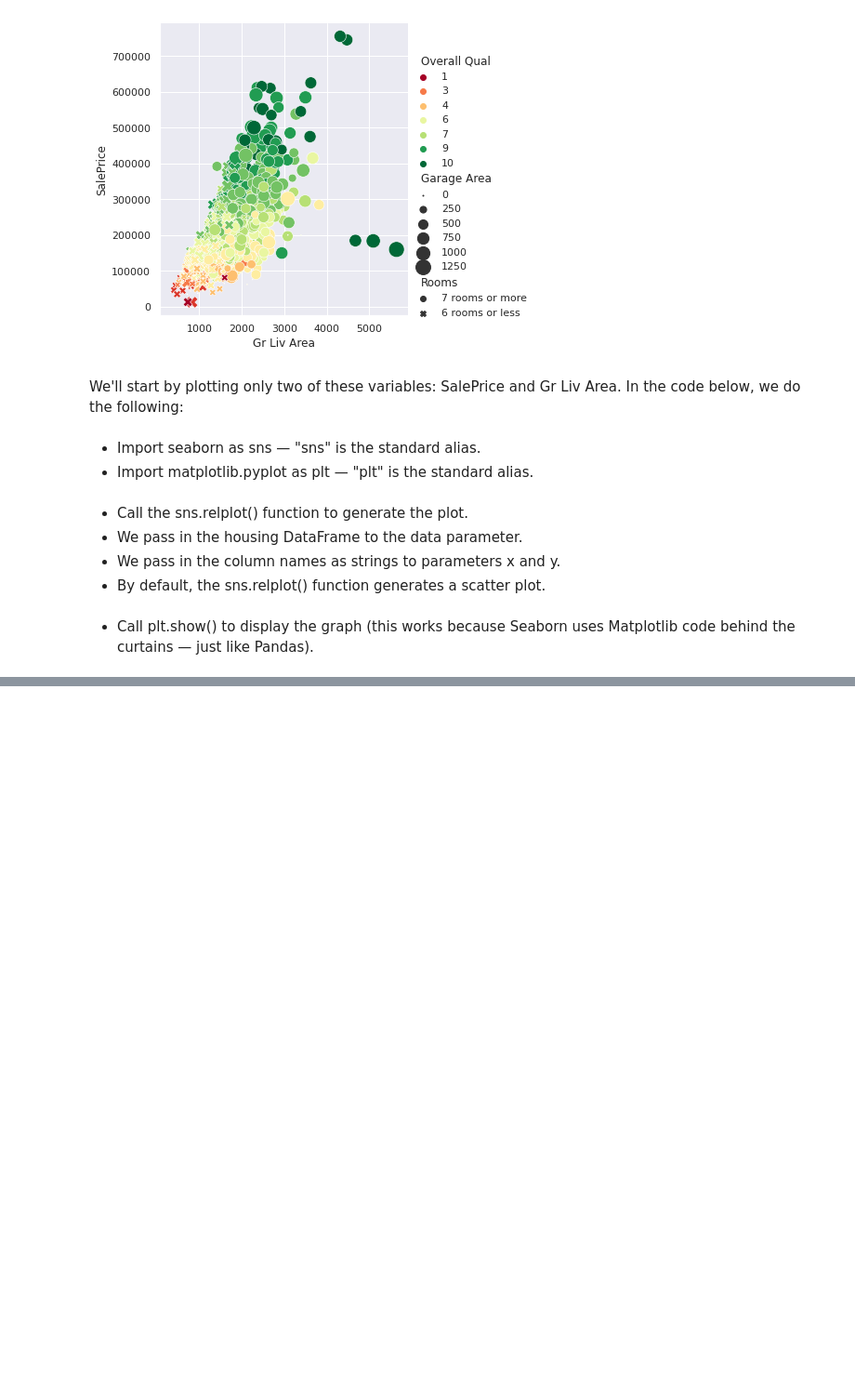
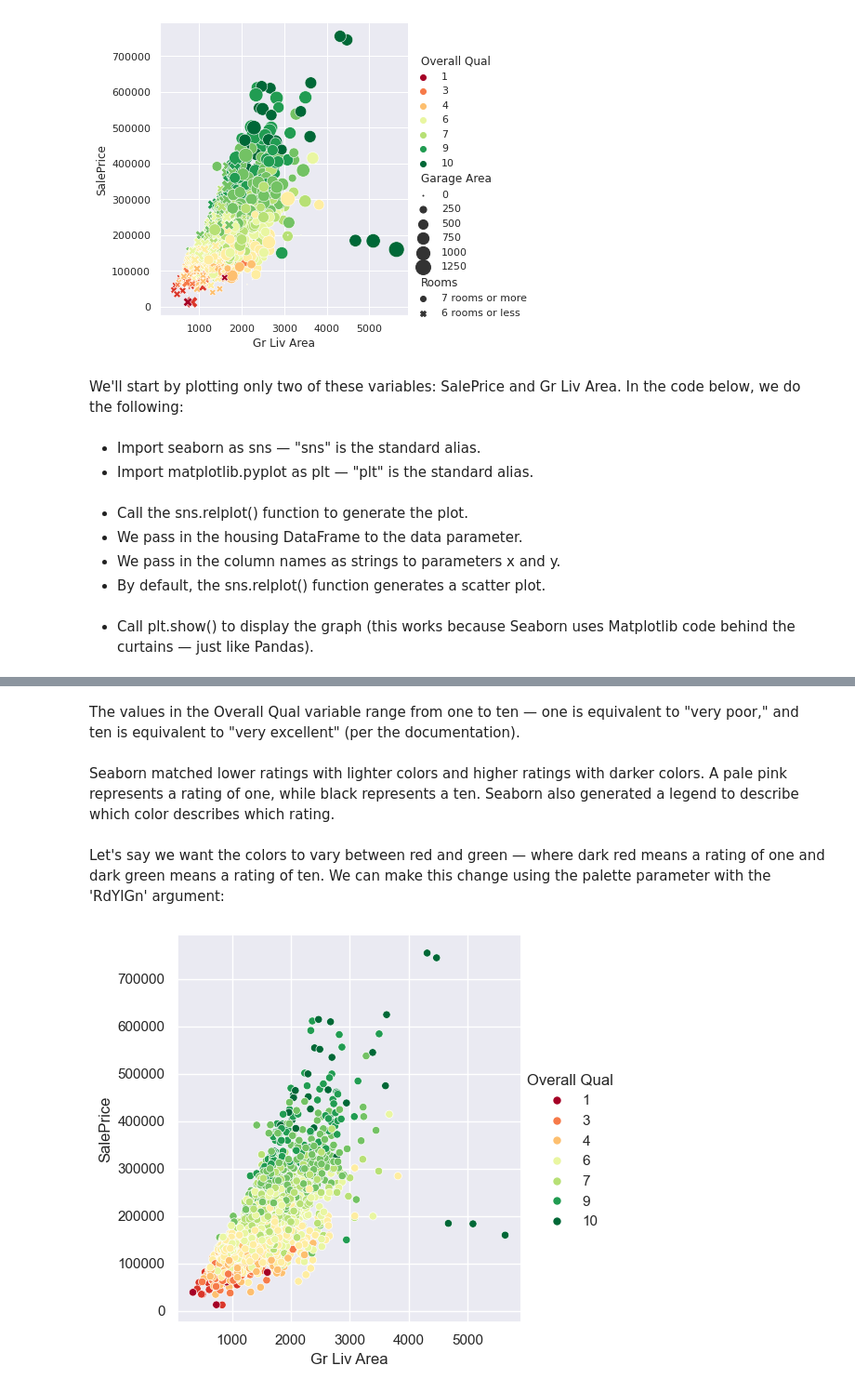
Before and after one commit to Sunday-Okey/Data-Scientist-in-Python, a Jupyter notebook: Data Analysis and Visualization/Data Visualization/Relational Plots and Multiple Variables.ipynb, the cells around one changed output, grey strips where cells are left out. Shown at 93% size. Saved outputs shown, nothing was run; the diff lists cells and outputs as text; code cells hidden in the pictures; blank space fills up the shorter version.

```diff
--- a/Data Analysis and Visualization/Data Visualization/Relational Plots and Multiple Variables.ipynb
+++ b/Data Analysis and Visualization/Data Visualization/Relational Plots and Multiple Variables.ipynb
@@ -107,0 +139,12 @@ plt.show()
+# %% [markdown]
+The values in the Overall Qual variable range from one to ten — one is equivalent to "very poor," and ten is equivalent to "very excellent" (per the documentation).
+# %% [markdown]
+Seaborn matched lower ratings with lighter colors and higher ratings with darker colors. A pale pink represents a rating of one, while black represents a ten. Seaborn also generated a legend to describe which color describes which rating.
+# %% [markdown]
+Let's say we want the colors to vary between red and green — where dark red means a rating of one and dark green means a rating of ten. We can make this change using the palette parameter with the 'RdYlGn' argument:
+# %%
+sns.relplot(data=housing, x='Gr Liv Area', y='SalePrice',
+            hue='Overall Qual', palette='RdYlGn')
+plt.show()
+# %% [output]
+[figure, added]
```
Also changed, not shown: parts of 50 cells of this notebook, 2 other files.
